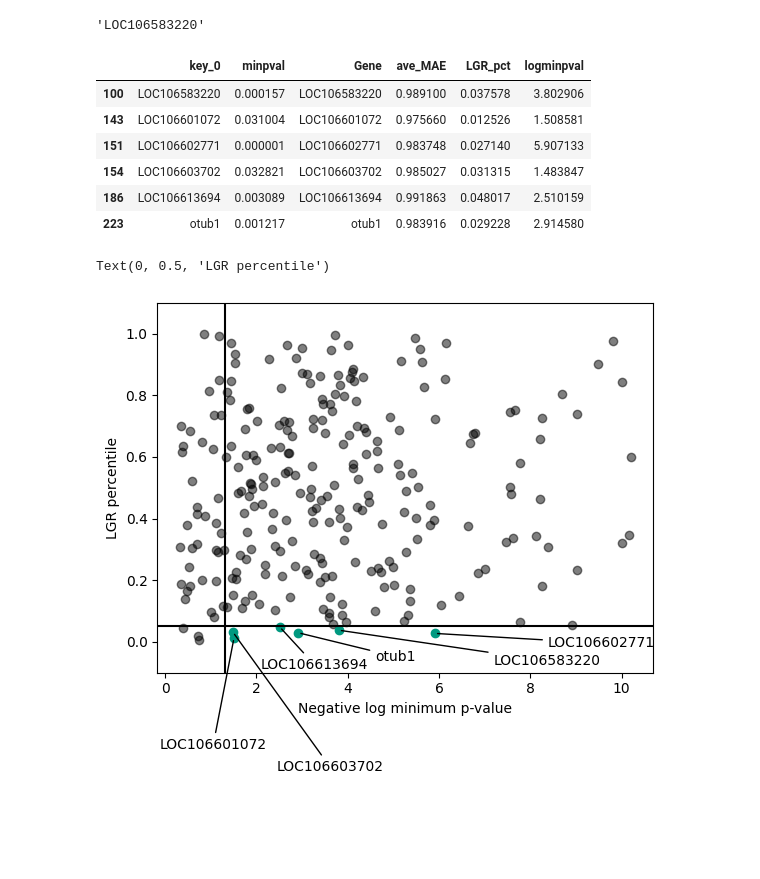
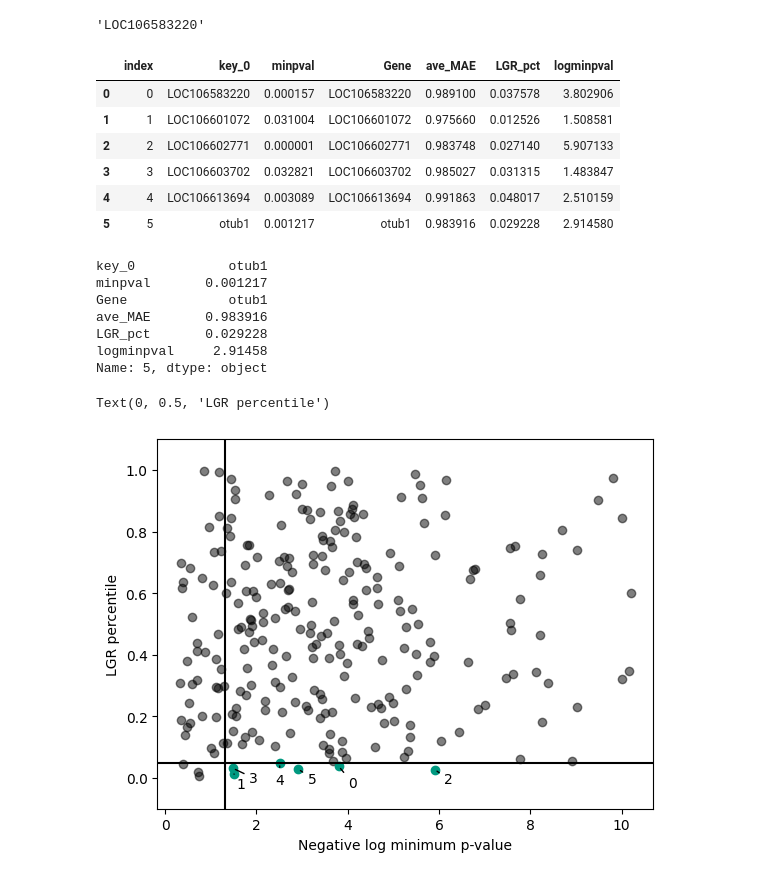
Before and after one commit to EBI-Metagenomics/causal_multi-omics_recommender, a Jupyter notebook: code/nexus/combine_results.ipynb, the cells around one changed output. Saved outputs shown, nothing was run; the diff lists cells and outputs as text; code cells hidden in the pictures; blank space fills up the shorter version.

```diff
--- a/code/nexus/combine_results.ipynb
+++ b/code/nexus/combine_results.ipynb
@@ -108,8 +104,8 @@ pvalthreshold
 # %% [output]
 1.3010299956639813
 # %%
-priority = combined_df[combined_df["LGR_pct"] < 0.1]
-priority = priority[priority["minpval"] < 0.025]
-priority.sort_values(by="minpval")
+priority = combined_df[combined_df["LGR_pct"] < 0.05]
+priority = priority[priority["minpval"] < 0.05]
+priority
 # %% [output]
 |  | key_0 | minpval | Gene | ave_MAE | LGR_pct | logminpval |
@@ -189,16 +160,30 @@ pink = (1, 0.078, 0.576)
 combined_priority_only.iloc[0]["Gene"]
 # %% [output]
 'LOC106583220'
+# %%
+combined_priority_only.reset_index(drop=True, inplace=True)
+# %%
+combined_priority_only.reset_index(inplace=True) # create index column for plot
 # %%
 combined_priority_only
 # %% [output]
-|  | key_0 | minpval | Gene | ave_MAE | LGR_pct | logminpval |
-| 100 | LOC106583220 | 0.000157 | LOC106583220 | 0.989100 | 0.037578 | 3.802906 |
-| 143 | LOC106601072 | 0.031004 | LOC106601072 | 0.975660 | 0.012526 | 1.508581 |
-| 151 | LOC106602771 | 0.000001 | LOC106602771 | 0.983748 | 0.027140 | 5.907133 |
-| 154 | LOC106603702 | 0.032821 | LOC106603702 | 0.985027 | 0.031315 | 1.483847 |
-| 186 | LOC106613694 | 0.003089 | LOC106613694 | 0.991863 | 0.048017 | 2.510159 |
-| 223 | otub1 | 0.001217 | otub1 | 0.983916 | 0.029228 | 2.914580 |
+|  | index | key_0 | minpval | Gene | ave_MAE | LGR_pct | logminpval |
+| 0 | 0 | LOC106583220 | 0.000157 | LOC106583220 | 0.989100 | 0.037578 | 3.802906 |
+| 1 | 1 | LOC106601072 | 0.031004 | LOC106601072 | 0.975660 | 0.012526 | 1.508581 |
+| 2 | 2 | LOC106602771 | 0.000001 | LOC106602771 | 0.983748 | 0.027140 | 5.907133 |
+| 3 | 3 | LOC106603702 | 0.032821 | LOC106603702 | 0.985027 | 0.031315 | 1.483847 |
+| 4 | 4 | LOC106613694 | 0.003089 | LOC106613694 | 0.991863 | 0.048017 | 2.510159 |
+| 5 | 5 | otub1 | 0.001217 | otub1 | 0.983916 | 0.029228 | 2.914580 |
+# %%
+combined_priority_only.iloc[5]
+# %% [output]
+key_0            otub1
+minpval       0.001217
+Gene             otub1
+ave_MAE       0.983916
+LGR_pct       0.029228
+logminpval     2.91458
+Name: 5, dtype: object
 # %%
 plt.scatter(x = combined_df_without_priority["logminpval"],
             y = combined_df_without_priority["LGR_pct"],
@@ -211,43 +196,43 @@ plt.scatter(x = combined_priority_only["logminpval"],
 plt.axvline(x=pvalthreshold, c='k')
 plt.axhline(y=0.05, c='k')
 plt.ylim(-.1, 1.1)
-plt.annotate(combined_priority_only.iloc[0]["Gene"],
+plt.annotate(combined_priority_only.iloc[0]["index"],
              (combined_priority_only.iloc[0]["logminpval"],
               combined_priority_only.iloc[0]["LGR_pct"]),
-              textcoords="offset points", xytext=(150,-25),
+              textcoords="offset points", xytext=(10,-15),
               ha='center', arrowprops=dict(arrowstyle="-", connectionstyle="arc3"))
 
-plt.annotate(combined_priority_only.iloc[1]["Gene"],
+plt.annotate(combined_priority_only.iloc[1]["index"],
              (combined_priority_only.iloc[1]["logminpval"],
               combined_priority_only.iloc[1]["LGR_pct"]),
-              textcoords="offset points", xytext=(-15,-80),
+              textcoords="offset points", xytext=(5,-10),
               ha='center', arrowprops=dict(arrowstyle="-", connectionstyle="arc3"))
 
-plt.annotate(combined_priority_only.iloc[2]["Gene"],
+plt.annotate(combined_priority_only.iloc[2]["index"],
              (combined_priority_only.iloc[2]["logminpval"],
               combined_priority_only.iloc[2]["LGR_pct"]),
-              textcoords="offset points", xytext=(120,-10),
+              textcoords="offset points", xytext=(10,-10),
               ha='center', arrowprops=dict(arrowstyle="-", connectionstyle="arc3"))
 
-plt.annotate(combined_priority_only.iloc[3]["Gene"],
+plt.annotate(combined_priority_only.iloc[3]["index"],
              (combined_priority_only.iloc[3]["logminpval"],
               combined_priority_only.iloc[3]["LGR_pct"]),
-              textcoords="offset points", xytext=(70,-100),
+              textcoords="offset points", xytext=(15,-10),
               ha='center', arrowprops=dict(arrowstyle="-", connectionstyle="arc3"))
 
-plt.annotate(combined_priority_only.iloc[4]["Gene"],
+plt.annotate(combined_priority_only.iloc[4]["index"],
              (combined_priority_only.iloc[4]["logminpval"],
               combined_priority_only.iloc[4]["LGR_pct"]),
-              textcoords="offset points", xytext=(25,-30),
+              textcoords="offset points", xytext=(0,-15),
               ha='center', arrowprops=dict(arrowstyle="-", connectionstyle="arc3"))
 
-plt.annotate(combined_priority_only.iloc[5]["Gene"],
+plt.annotate(combined_priority_only.iloc[5]["index"],
              (combined_priority_only.iloc[5]["logminpval"],
               combined_priority_only.iloc[5]["LGR_pct"]),
-              textcoords="offset points", xytext=(70,-20),
+              textcoords="offset points", xytext=(10,-10),
               ha='center', arrowprops=dict(arrowstyle="-", connectionstyle="arc3"))
 plt.xlabel("Negative log minimum p-value")
 plt.ylabel("LGR percentile")
 # %% [output]
 Text(0, 0.5, 'LGR percentile')
-[figure, old version]
+[figure, new version]
```
Also changed, not shown: parts of 5 cells of this notebook, 3 other files.
